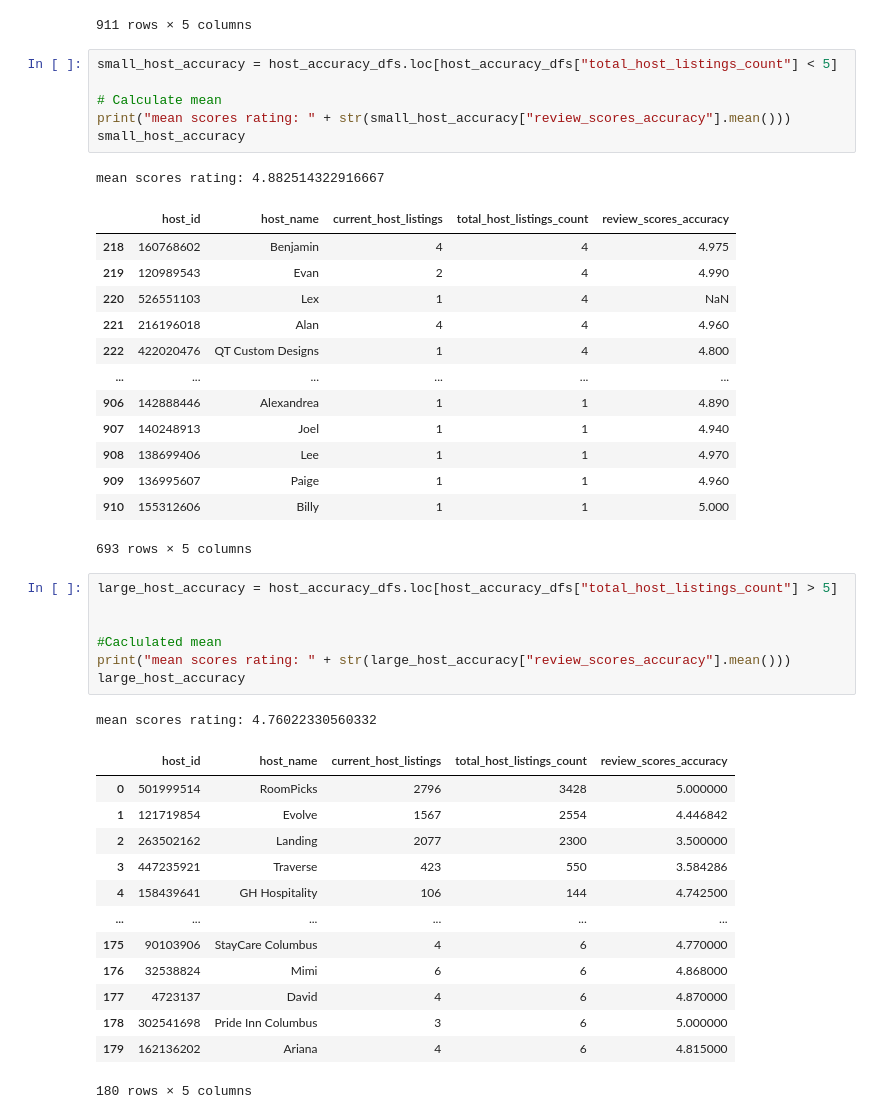
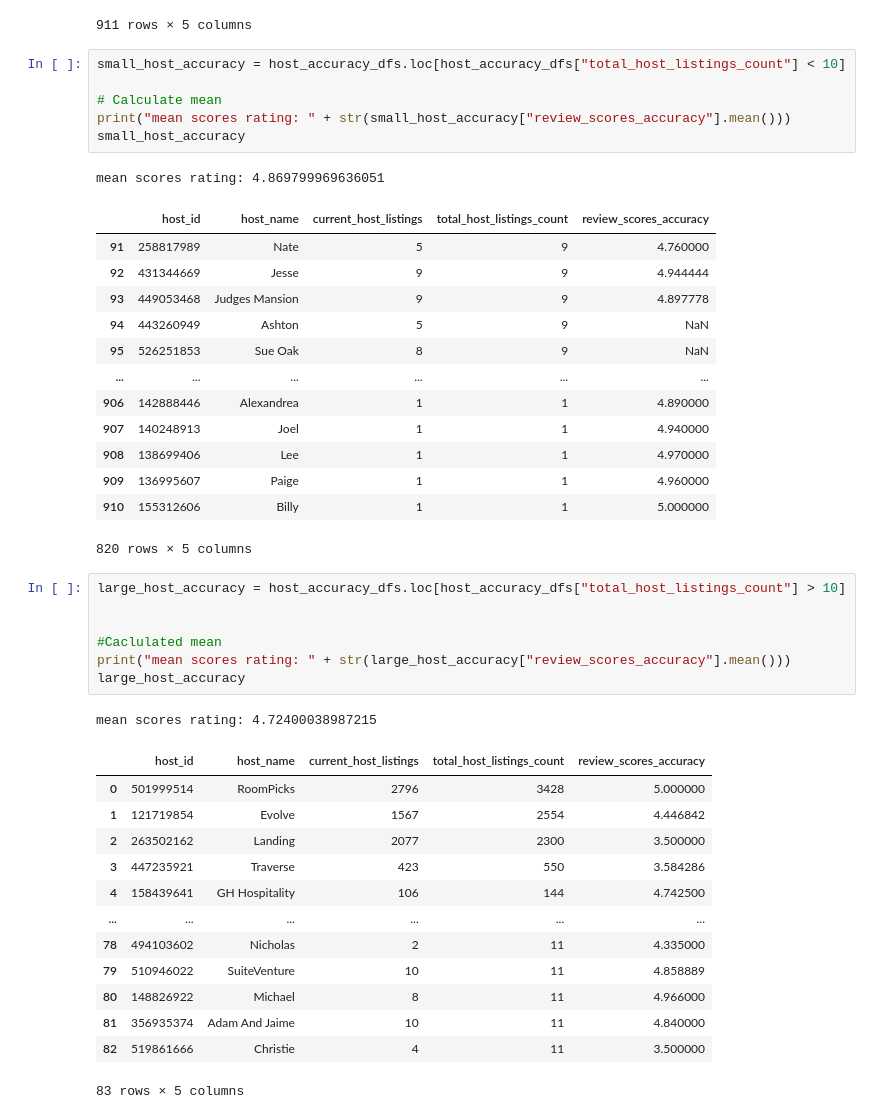
Before and after one commit to twmandel/Data-Project-1, a Jupyter notebook: Columbus_Analysis.ipynb, the cells around one changed output. Saved outputs shown, nothing was run; the diff lists cells and outputs as text.

Commit message:
Updated Columbus-Project 1

```diff
--- a/Columbus_Analysis.ipynb
+++ b/Columbus_Analysis.ipynb
@@ -682,35 +801,35 @@ host_accuracy_dfs
 | 910 | 155312606 | Billy | 1 | 1 | 5.000000 |
 911 rows × 5 columns
 # %%
-small_host_accuracy = host_accuracy_dfs.loc[host_accuracy_dfs["total_host_listings_count"] < 5]
+small_host_accuracy = host_accuracy_dfs.loc[host_accuracy_dfs["total_host_listings_count"] < 10]
 
 # Calculate mean
 print("mean scores rating: " + str(small_host_accuracy["review_scores_accuracy"].mean()))
 small_host_accuracy
 # %% [output]
-mean scores rating: 4.882514322916667
+mean scores rating: 4.869799969636051
 |  | host_id | host_name | current_host_listings | total_host_listings_count | review_scores_accuracy |
-| 218 | 160768602 | Benjamin | 4 | 4 | 4.975 |
-| 219 | 120989543 | Evan | 2 | 4 | 4.990 |
-| 220 | 526551103 | Lex | 1 | 4 | NaN |
-| 221 | 216196018 | Alan | 4 | 4 | 4.960 |
-| 222 | 422020476 | QT Custom Designs | 1 | 4 | 4.800 |
+| 91 | 258817989 | Nate | 5 | 9 | 4.760000 |
+| 92 | 431344669 | Jesse | 9 | 9 | 4.944444 |
+| 93 | 449053468 | Judges Mansion | 9 | 9 | 4.897778 |
+| 94 | 443260949 | Ashton | 5 | 9 | NaN |
+| 95 | 526251853 | Sue Oak | 8 | 9 | NaN |
 | ... | ... | ... | ... | ... | ... |
-| 906 | 142888446 | Alexandrea | 1 | 1 | 4.890 |
-| 907 | 140248913 | Joel | 1 | 1 | 4.940 |
-| 908 | 138699406 | Lee | 1 | 1 | 4.970 |
-| 909 | 136995607 | Paige | 1 | 1 | 4.960 |
-| 910 | 155312606 | Billy | 1 | 1 | 5.000 |
+| 906 | 142888446 | Alexandrea | 1 | 1 | 4.890000 |
+| 907 | 140248913 | Joel | 1 | 1 | 4.940000 |
+| 908 | 138699406 | Lee | 1 | 1 | 4.970000 |
+| 909 | 136995607 | Paige | 1 | 1 | 4.960000 |
+| 910 | 155312606 | Billy | 1 | 1 | 5.000000 |
-693 rows × 5 columns
+820 rows × 5 columns
 # %%
-large_host_accuracy = host_accuracy_dfs.loc[host_accuracy_dfs["total_host_listings_count"] > 5]
+large_host_accuracy = host_accuracy_dfs.loc[host_accuracy_dfs["total_host_listings_count"] > 10]
 
 
 #Caclulated mean
 print("mean scores rating: " + str(large_host_accuracy["review_scores_accuracy"].mean()))
 large_host_accuracy
 # %% [output]
-mean scores rating: 4.76022330560332
+mean scores rating: 4.72400038987215
 |  | host_id | host_name | current_host_listings | total_host_listings_count | review_scores_accuracy |
 | 0 | 501999514 | RoomPicks | 2796 | 3428 | 5.000000 |
 | 1 | 121719854 | Evolve | 1567 | 2554 | 4.446842 |
@@ -718,9 +837,9 @@ mean scores rating: 4.76022330560332
 | 3 | 447235921 | Traverse | 423 | 550 | 3.584286 |
 | 4 | 158439641 | GH Hospitality | 106 | 144 | 4.742500 |
 | ... | ... | ... | ... | ... | ... |
-| 175 | 90103906 | StayCare Columbus | 4 | 6 | 4.770000 |
-| 176 | 32538824 | Mimi | 6 | 6 | 4.868000 |
-| 177 | 4723137 | David | 4 | 6 | 4.870000 |
-| 178 | 302541698 | Pride Inn Columbus | 3 | 6 | 5.000000 |
-| 179 | 162136202 | Ariana | 4 | 6 | 4.815000 |
+| 78 | 494103602 | Nicholas | 2 | 11 | 4.335000 |
+| 79 | 510946022 | SuiteVenture | 10 | 11 | 4.858889 |
+| 80 | 148826922 | Michael | 8 | 11 | 4.966000 |
+| 81 | 356935374 | Adam And Jaime | 10 | 11 | 4.840000 |
+| 82 | 519861666 | Christie | 4 | 11 | 3.500000 |
-180 rows × 5 columns
+83 rows × 5 columns
```
Also changed, not shown: parts of 17 cells of this notebook.
